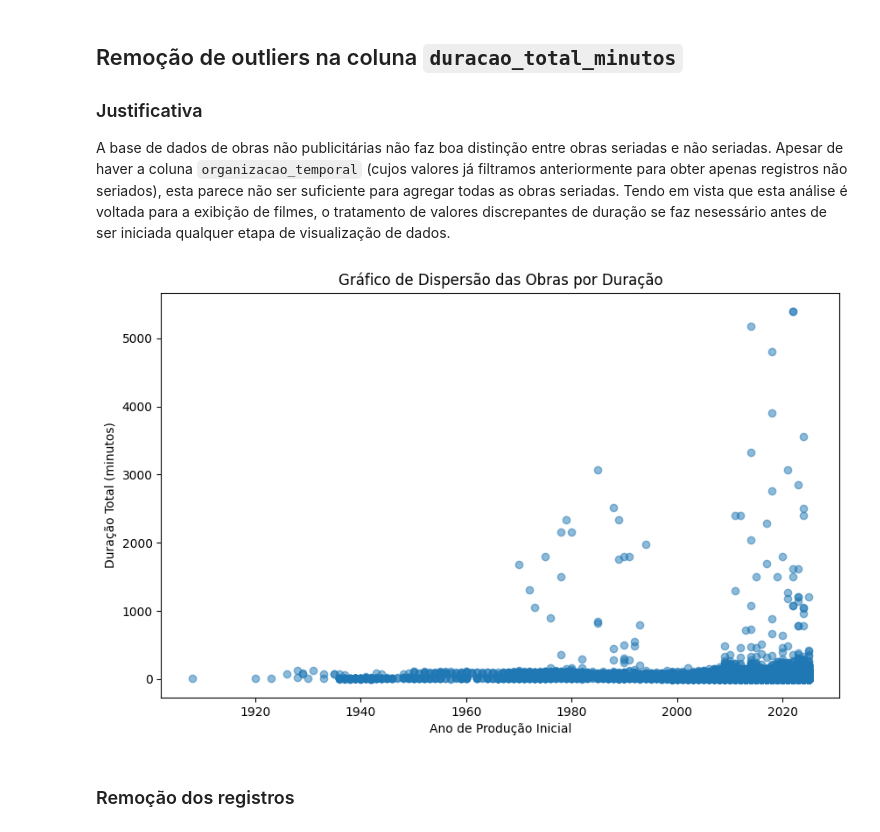
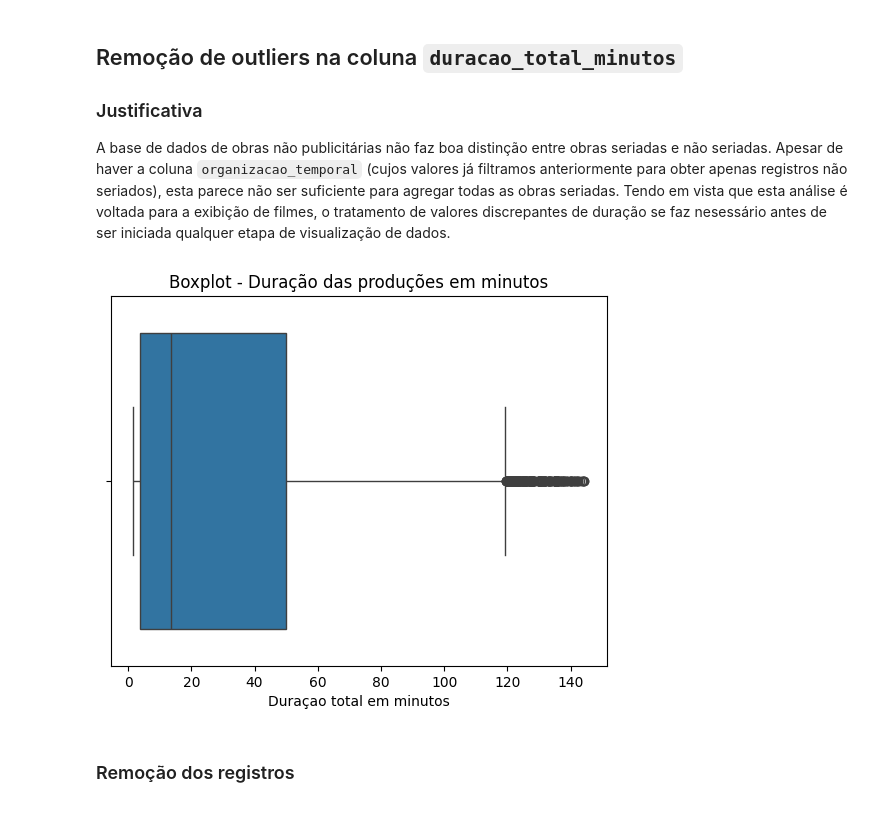
Before and after one commit to JamesIslan/analise-dados-ancine, a Jupyter notebook: src/obras-nao-publicitarias.ipynb, the cells around one changed output. Saved outputs shown, nothing was run; the diff lists cells and outputs as text; code cells hidden in the pictures.

Commit message:
feat: continuação do tratamento em `obras-nao-publicitarias.ipynb`

```diff
--- a/src/obras-nao-publicitarias.ipynb
+++ b/src/obras-nao-publicitarias.ipynb
@@ -126,6 +127,8 @@ Name: duracao_total_minutos, dtype: float64
 ## Tratamento da coluna `ano_producao_inicial`
 # %%
 df['ano_producao_inicial'] = df['ano_producao_inicial'].astype(int)
+# %%
+df = df[df['ano_producao_inicial'] >= 2009]
 # %% [markdown]
 # Tratamento de outliers
 # %% [markdown]
@@ -133,20 +136,13 @@ df['ano_producao_inicial'] = df['ano_producao_inicial'].astype(int)
 
 ### Justificativa
 A base de dados de obras não publicitárias não faz boa distinção entre obras seriadas e não seriadas. Apesar de haver a coluna `organizacao_temporal` (cujos valores já filtramos anteriormente para obter apenas registros não seriados), esta parece não ser suficiente para agregar todas as obras seriadas. Tendo em vista que esta análise é voltada para a exibição de filmes, o tratamento de valores discrepantes de duração se faz nesessário antes de ser iniciada qualquer etapa de visualização de dados.
-# %%
-# Plot antes do tratamento
-plt.figure(figsize=(10, 6))
-plt.scatter(
-  df['ano_producao_inicial'],
-  df['duracao_total_minutos'],
-  alpha=0.5
-)
-plt.xlabel('Ano de Produção Inicial')
-plt.ylabel('Duração Total (minutos)')
-plt.title('Gráfico de Dispersão das Obras por Duração')
-plt.show()
-# %% [output]
-[figure, removed]
+# %%
+sns.boxplot(x='duracao_total_minutos', data=df, orient='h')
+plt.title('Boxplot - Duração das produções em minutos')
+plt.xlabel('Duraçao total em minutos')
+plt.show()
+# %% [output]
+[figure, added]
 # %% [markdown]
 ### Remoção dos registros
 # %%
```
Also changed, not shown: parts of 2 cells of this notebook.
